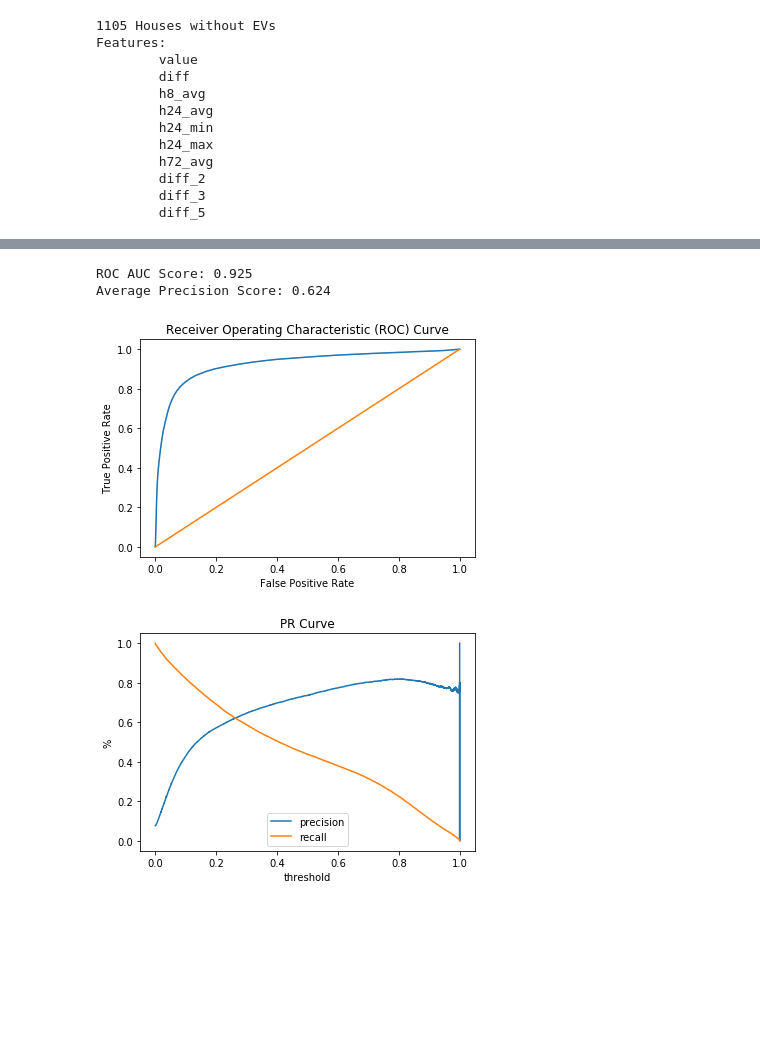
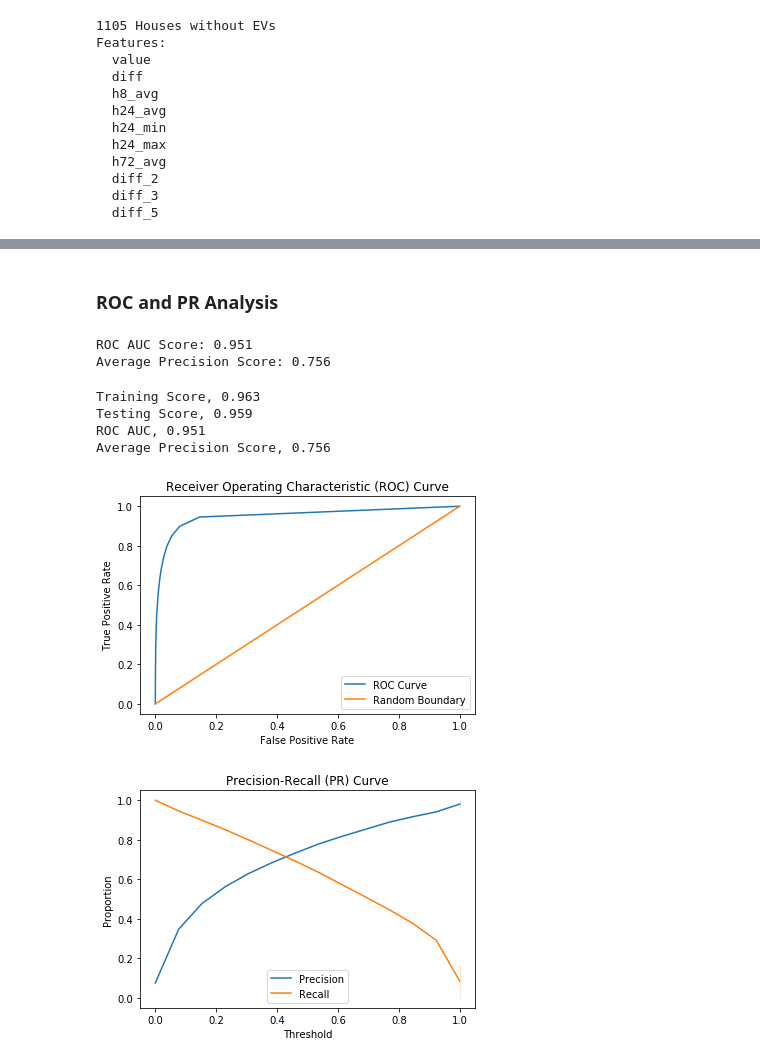
Before and after one commit to AndreaKeane/electric-vehicle-detection, a Jupyter notebook: part_b/b_knn_evaluation.ipynb, the cells around one changed output, grey strips where cells are left out. Saved outputs shown, nothing was run; the diff lists cells and outputs as text; code cells hidden in the pictures; blank space fills up the shorter version.

```diff
--- a/part_b/b_knn_evaluation.ipynb
+++ b/part_b/b_knn_evaluation.ipynb
@@ -23,9 +20,11 @@ The autoreload extension is already loaded. To reload it, use:
 # %%
 # Read in data, check formatting compatibility
 pickle_path = Path('/Users/andreakeane/Documents/DataScience/GridCure_Problems/pickles/')
+fig_path = Path('/Users/andreakeane/Documents/DataScience/GridCure_Problems/figures/')
+
 labels = pd.read_pickle(pickle_path / "labels.pkl")
-X = pd.read_pickle(pickle_path / "X_all.pkl")
-y = pd.read_pickle(pickle_path / "y_all.pkl")
+X = pd.read_pickle(pickle_path / "X_b.pkl")
+y = pd.read_pickle(pickle_path / "y_b.pkl")
 
 if X.shape[0] != y.shape[0]:
     # TODO: Raise Error
@@ -84,3 +114,14 @@ neigh = KNeighborsClassifier(n_neighbors=n).fit(X_train, y_train)
+# %%
+n = 13
+knn = KNeighborsClassifier(n_neighbors=n).fit(X_train, y_train)
+train_score = knn.score(X_train, y_train)
+test_score = knn.score(X_test, y_test)
+
+# Generate results for test set
+print("Generating Results")
+results = utils.generate_test_results(X_test, y_test, knn)
+# %% [markdown]
+### ROC and PR Analysis
 # %%
 from sklearn.metrics import roc_auc_score, roc_curve, precision_recall_curve, average_precision_score
 y_true = results['label_true']
@@ -96,35 +137,47 @@ ap = average_precision_score(y_true, y_scores)
 print("Average Precision Score: {:.3f}".format(ap))
 p, r, thresholds_pr = precision_recall_curve(y_true, y_scores)
 # %% [output]
-ROC AUC Score: 0.925
-Average Precision Score: 0.624
+ROC AUC Score: 0.951
+Average Precision Score: 0.756
+# %%
+# Score Summary
+print("Training Score, {:.3f}".format(train_score))
+print("Testing Score, {:.3f}".format(test_score))
+print("ROC AUC, {:.3f}".format(auc))
+print("Average Precision Score, {:.3f}".format(ap))
+# %% [output]
+Training Score, 0.963
+Testing Score, 0.959
+ROC AUC, 0.951
+Average Precision Score, 0.756
 # %%
 # Plot ROC Curve
 sns.lineplot(x=fpr, y=tpr)
 sns.lineplot(x=[0,1], y=[0,1])
+leg = plt.legend(('ROC Curve', 'Random Boundary'), frameon=True)
 plt.xlabel('False Positive Rate')
 plt.ylabel('True Positive Rate')
 plt.title('Receiver Operating Characteristic (ROC) Curve')
+
+plt.savefig(fig_path / "b2_ROC.png")
 plt.show()
-
-# fig.savefig(fig_path / "logreg_ROC.png")
 # %% [output]
-[figure, old version]
+[figure, new version]
 # %%
 # Plot RP Curve
 t = np.append(thresholds_pr, 1)
 if p.shape[0] != r.shape[0] != thresholds.shape[0]:
     print("Error. Incorrect Shapes")
     print(p.shape[0], r.shape[0], t.shape[0])
 
 sns.lineplot(t, p)
 sns.lineplot(t, r)
-# sns.scatterplot(thresholds, queue_rate)
-leg = plt.legend(('precision', 'recall'), frameon=True)
-plt.xlabel('threshold')
-plt.ylabel('%')
-plt.title('PR Curve');
+leg = plt.legend(('Precision', 'Recall'), frameon=True)
+plt.xlabel('Threshold')
+plt.ylabel('Proportion')
+plt.title('Precision-Recall (PR) Curve');
 
-# fig.savefig(fig_path / "logreg_PR.png")
+plt.savefig(fig_path / "b2_PR.png")
+plt.show()
 # %% [output]
-[figure, old version]
+[figure, new version]
```
Also changed, not shown: parts of 5 cells of this notebook, 12 other files.
